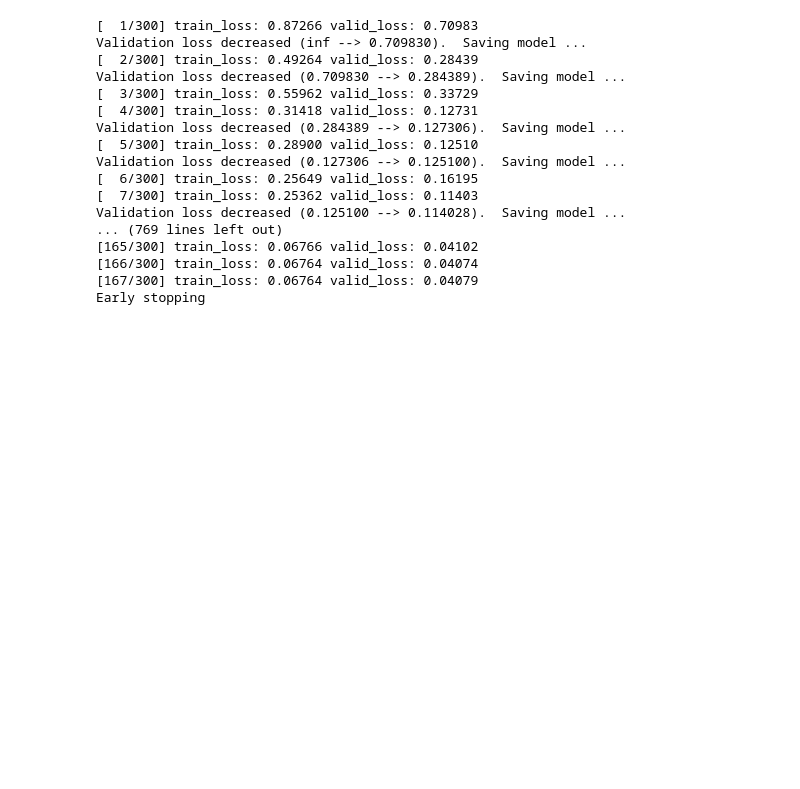
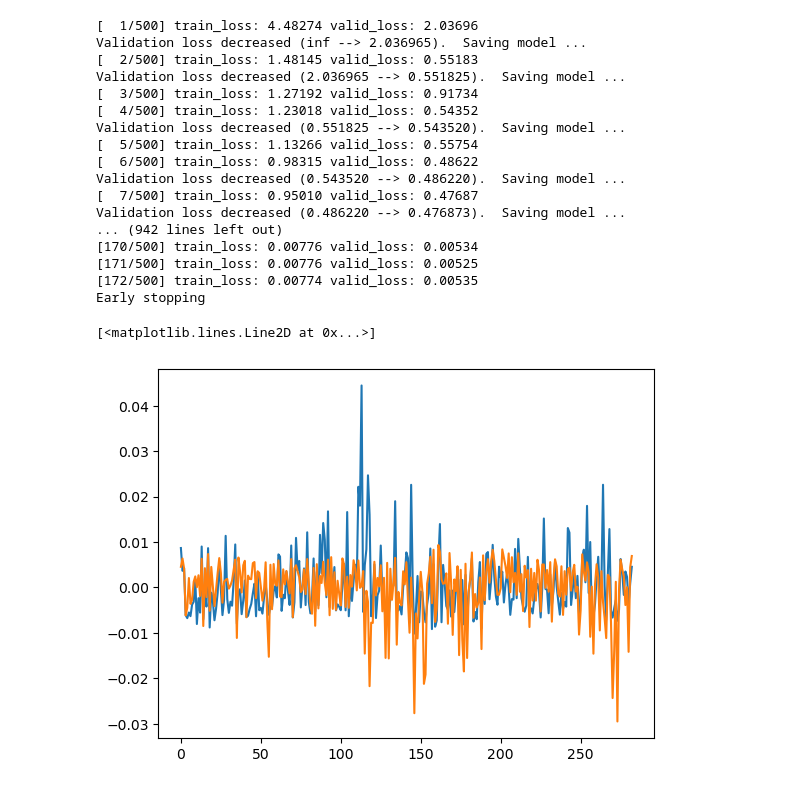
Before and after one commit to binomial-dimension/LosingMoney, a Jupyter notebook: analysis/2019_transformer.ipynb, the cells around one changed output. Drawn from its saved outputs; the diff is of its cells as text; code cells hidden in the pictures; blank space fills up the shorter version.

Commit message:
update result with rate

```diff
--- a/analysis/2019_transformer.ipynb
+++ b/analysis/2019_transformer.ipynb
@@ -4,7 +4,7 @@ import torch.nn as nn
 import numpy as np
 import time
 import math
-from matplotlib import pyplot
+from matplotlib import pyplot as plt
 import pandas as pd
 from EarlyStopping import EarlyStopping
 
@@ -27,7 +27,7 @@ device = torch.device("cuda")
 
 
 class PositionalEncoding(nn.Module):
-    def __init__(self, d_model, max_len=6000):
+    def __init__(self, d_model, max_len=7000):
         super(PositionalEncoding, self).__init__()
         pe = torch.zeros(max_len, d_model)
         position = torch.arange(0, max_len, dtype=torch.float).unsqueeze(1)
@@ -45,7 +45,7 @@ class PositionalEncoding(nn.Module):
 
 
 class TransAm(nn.Module):
-    def __init__(self, feature_size=400, num_layers=1, dropout=0.15):
+    def __init__(self, feature_size=300, num_layers=1, dropout=0.1):
         super(TransAm, self).__init__()
         self.model_type = 'Transformer'
 
@@ -93,7 +93,7 @@ def create_inout_sequences(input_data, tw):
         train_seq = input_data[i:i + tw]
         train_label = input_data[i + output_window:i + tw + output_window]
         inout_seq.append((train_seq, train_label))
-    return torch.FloatTensor(inout_seq)
+    return torch.FloatTensor(np.array(inout_seq))
 
 
 def get_data(name):
@@ -101,14 +101,14 @@ def get_data(name):
     time = np.arange(0, 400, 0.1)
     data = pd.read_csv('../data/hs300.csv')
     amplitude = data[name].values
-    from sklearn.preprocessing import MinMaxScaler
+    from sklearn.preprocessing import StandardScaler
 
     #loading weather data from a file
     #from pandas import read_csv
     #series = read_csv('daily-min-temperatures.csv', header=0, index_col=0, parse_dates=True, squeeze=True)
 
     # looks like normalizing input values curtial for the model
-    scaler = MinMaxScaler(feature_range=(-1, 1))
+    scaler = StandardScaler()
     #amplitude = scaler.fit_transform(series.to_numpy().reshape(-1, 1)).reshape(-1)
     amplitude = scaler.fit_transform(amplitude.reshape(-1, 1)).reshape(-1)
 
@@ -150,9 +150,9 @@ def train(train_data,epoch,train_losses):
         data, targets = get_batch(train_data, i, batch_size)
         optimizer.zero_grad()
         output = model(data)
-        loss = torch.sqrt(criterion(output, targets))
+        loss = criterion(output, targets)
         loss.backward()
-        torch.nn.utils.clip_grad_norm_(model.parameters(), 0.7)
+        torch.nn.utils.clip_grad_norm_(model.parameters(), 0.8)
         optimizer.step()
 
         total_loss += loss.item()
@@ -169,7 +169,7 @@ def plot_and_loss(eval_model, data_source, epoch):
         for i in range(0, len(data_source) - 1):
             data, target = get_batch(data_source, i, 1)
             output = eval_model(data)
-            total_loss += torch.sqrt(criterion(output, target)).item()
+            total_loss += criterion(output, target).item()
             test_result = torch.cat((test_result, output[-1].view(-1).cpu()),
                                     0)
             truth = torch.cat((truth, target[-1].view(-1).cpu()), 0)
@@ -220,13 +220,13 @@ def evaluate(eval_model, data_source):
         for i in range(0, len(data_source) - 1, eval_batch_size):
             data, targets = get_batch(data_source, i, eval_batch_size)
             output = eval_model(data)
-            total_loss += len(data[0]) * torch.sqrt(criterion(output, targets)).cpu().item()
+            total_loss += len(data[0]) * criterion(output, targets).cpu().item()
     return total_loss / len(data_source)
 # %%
 def train_and_get(name):
     input_window = 120  # number of input steps
     output_window = 1  # number of prediction steps, in this model its fixed to one
-    batch_size = 1024
+    batch_size = 800
     device = torch.device("cuda")
     train_data, val_data, scaler = get_data(name)
     global model
@@ -234,16 +234,16 @@ def train_and_get(name):
 
     global criterion
     criterion = nn.MSELoss()
-    lr = 0.00005  # learning rate
+    lr = 0.0001  # learning rate
     #optimizer = torch.optim.SGD(model.parameters(), lr=lr)
     global optimizer
     optimizer = torch.optim.AdamW(model.parameters(), lr=lr)
     global scheduler
-    scheduler = torch.optim.lr_scheduler.StepLR(optimizer, 1.0, gamma=0.98)
+    scheduler = torch.optim.lr_scheduler.StepLR(optimizer, 1.0, gamma=0.985)
 
     best_val_loss = float("inf")
     global epochs
-    epochs = 300  # The number of epochs
+    epochs = 500  # The number of epochs
     best_model = None
 
     # to track the training loss as the model trains
@@ -309,37 +309,45 @@ def train_and_get(name):
                 truth = torch.cat((truth, target[-1].view(-1).cpu()), 0)
 
         #test_result = test_result.cpu().numpy() -> no need to detach stuff..
-        return scaler.inverse_transform(test_result.view(-1, 1))[120:], scaler.inverse_transform(truth.view(-1, 1))[120:]
+        return scaler.inverse_transform(test_result.view(-1, 1)), scaler.inverse_transform(truth.view(-1, 1))
 
 
     return get_predict(model, val_data)
 # %%
 result = dict()
-for i in ['open','close','high','low']:
+for i in ['low_rate','high_rate','close','open','high','low']:
     predict,truth = train_and_get(i)
     result.update({i:predict})
     result.update({i+'_truth':truth})
 # %% [output]
-[  1/300] train_loss: 0.87266 valid_loss: 0.70983
-Validation loss decreased (inf --> 0.709830).  Saving model ...
-[  2/300] train_loss: 0.49264 valid_loss: 0.28439
-Validation loss decreased (0.709830 --> 0.284389).  Saving model ...
-[  3/300] train_loss: 0.55962 valid_loss: 0.33729
-[  4/300] train_loss: 0.31418 valid_loss: 0.12731
-Validation loss decreased (0.284389 --> 0.127306).  Saving model ...
-[  5/300] train_loss: 0.28900 valid_loss: 0.12510
-Validation loss decreased (0.127306 --> 0.125100).  Saving model ...
-[  6/300] train_loss: 0.25649 valid_loss: 0.16195
-[  7/300] train_loss: 0.25362 valid_loss: 0.11403
-Validation loss decreased (0.125100 --> 0.114028).  Saving model ...
-... (769 lines left out)
-[165/300] train_loss: 0.06766 valid_loss: 0.04102
-[166/300] train_loss: 0.06764 valid_loss: 0.04074
-[167/300] train_loss: 0.06764 valid_loss: 0.04079
+[  1/500] train_loss: 4.48274 valid_loss: 2.03696
+Validation loss decreased (inf --> 2.036965).  Saving model ...
+[  2/500] train_loss: 1.48145 valid_loss: 0.55183
+Validation loss decreased (2.036965 --> 0.551825).  Saving model ...
+[  3/500] train_loss: 1.27192 valid_loss: 0.91734
+[  4/500] train_loss: 1.23018 valid_loss: 0.54352
+Validation loss decreased (0.551825 --> 0.543520).  Saving model ...
+[  5/500] train_loss: 1.13266 valid_loss: 0.55754
+[  6/500] train_loss: 0.98315 valid_loss: 0.48622
+Validation loss decreased (0.543520 --> 0.486220).  Saving model ...
+[  7/500] train_loss: 0.95010 valid_loss: 0.47687
+Validation loss decreased (0.486220 --> 0.476873).  Saving model ...
+... (942 lines left out)
+[170/500] train_loss: 0.00776 valid_loss: 0.00534
+[171/500] train_loss: 0.00776 valid_loss: 0.00525
+[172/500] train_loss: 0.00774 valid_loss: 0.00535
 Early stopping
 # %%
 for i in result.keys():
     result[i] = result[i].reshape(-1)
 output = pd.DataFrame(result)
+# %%
+output['low_error'] = output['low_rate'] - output['low_rate_truth']
+output['high_error'] = output['high_rate'] - output['high_rate_truth']
+pyplot.plot(output['low_error']/output['low_rate_truth'])
+pyplot.plot(output['high_error']/output['high_rate_truth'])
+# %% [output]
+[<matplotlib.lines.Line2D at 0x...>]
+[figure, added]
 # %%
 output.to_csv('result1.csv',index=False)
```
Also changed, not shown: 7 other files.
